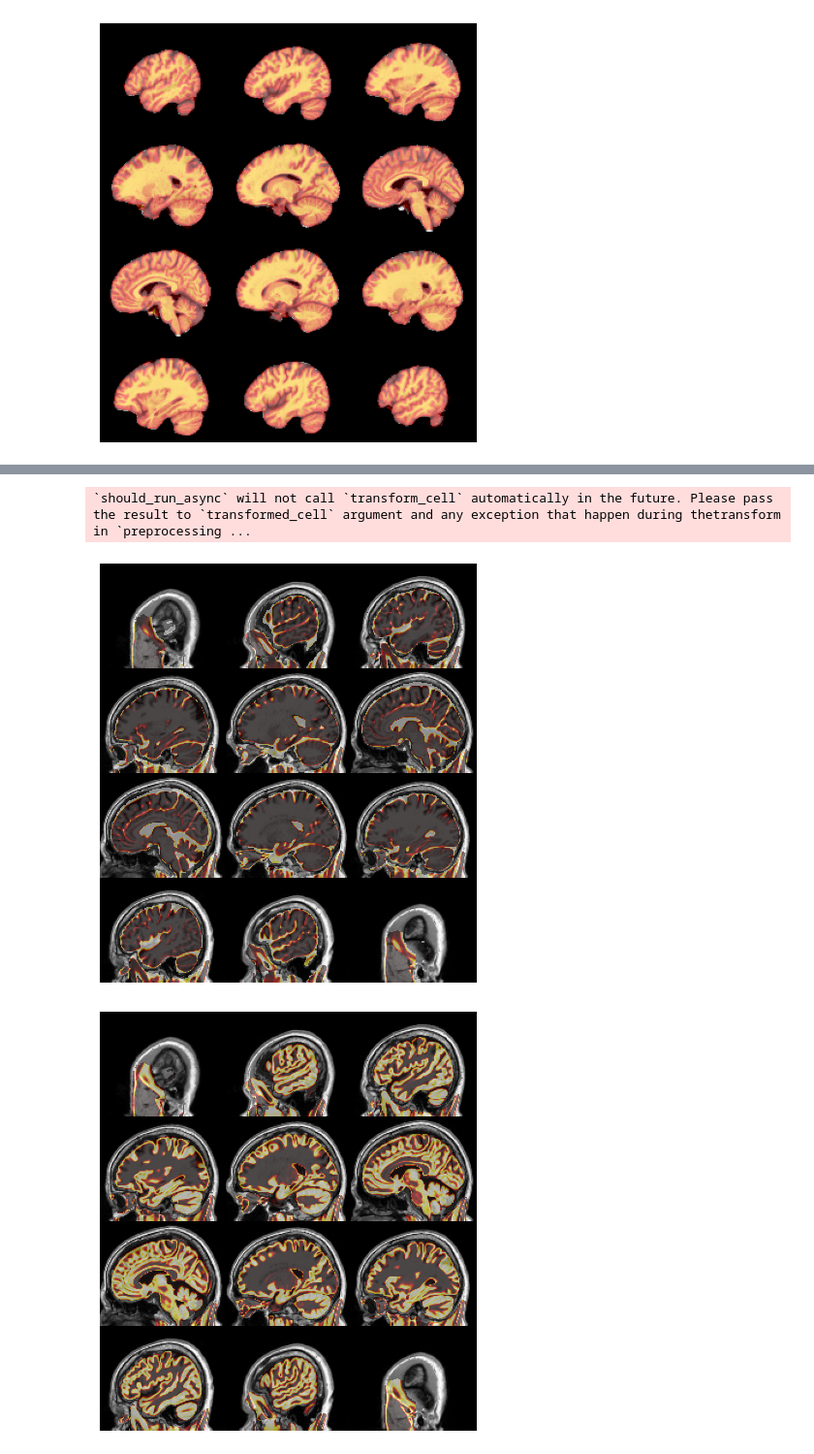
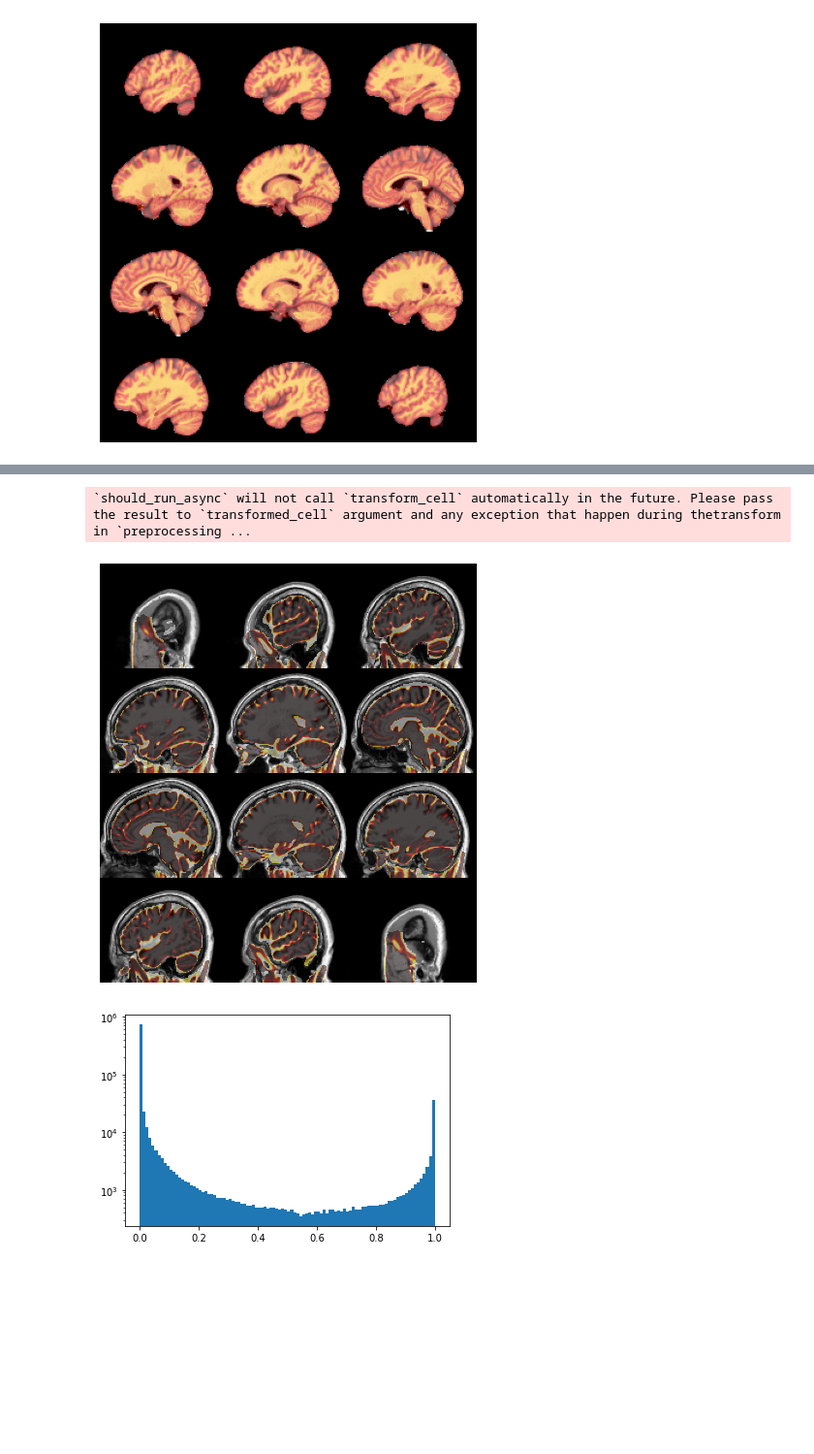
Before and after one commit to aleibz98/Practicas_SantPau, a Jupyter notebook: T1-to-Std_ANTS.ipynb, the cells around one changed output, grey strips where cells are left out. Shown at 97% size. Cells and saved outputs as stored; diff of their text form; code cells hidden in the pictures; blank space fills up the shorter version.

```diff
--- a/T1-to-Std_ANTS.ipynb
+++ b/T1-to-Std_ANTS.ipynb
@@ -87,9 +83,9 @@ segs
          Direction  : [ 1.  0.  0.  0. -1.  0.  0.  0.  1.]]}
 # %%
 ants.plot(registered_image['warpedmovout'], overlay=segs['probabilityimages'][0], overlay_cmap='hot', overlay_alpha=0.5)
-ants.plot(registered_image['warpedmovout'], overlay=segs['probabilityimages'][1], overlay_cmap='hot', overlay_alpha=0.5)
-ants.plot(registered_image['warpedmovout'], overlay=segs['probabilityimages'][2], overlay_cmap='hot', overlay_alpha=0.5)
+plt.hist(segs['probabilityimages'][0].numpy().flatten(), bins=100, log=True)
+plt.show()
 # %% [output]
 `should_run_async` will not call `transform_cell` automatically in the future. Please pass the result to `transformed_cell` argument and any exception that happen during thetransform in `preprocessing ...
 [figure]
-[figure, old version]
+[figure, new version]
```
Also changed, not shown: parts of 14 cells of this notebook.
